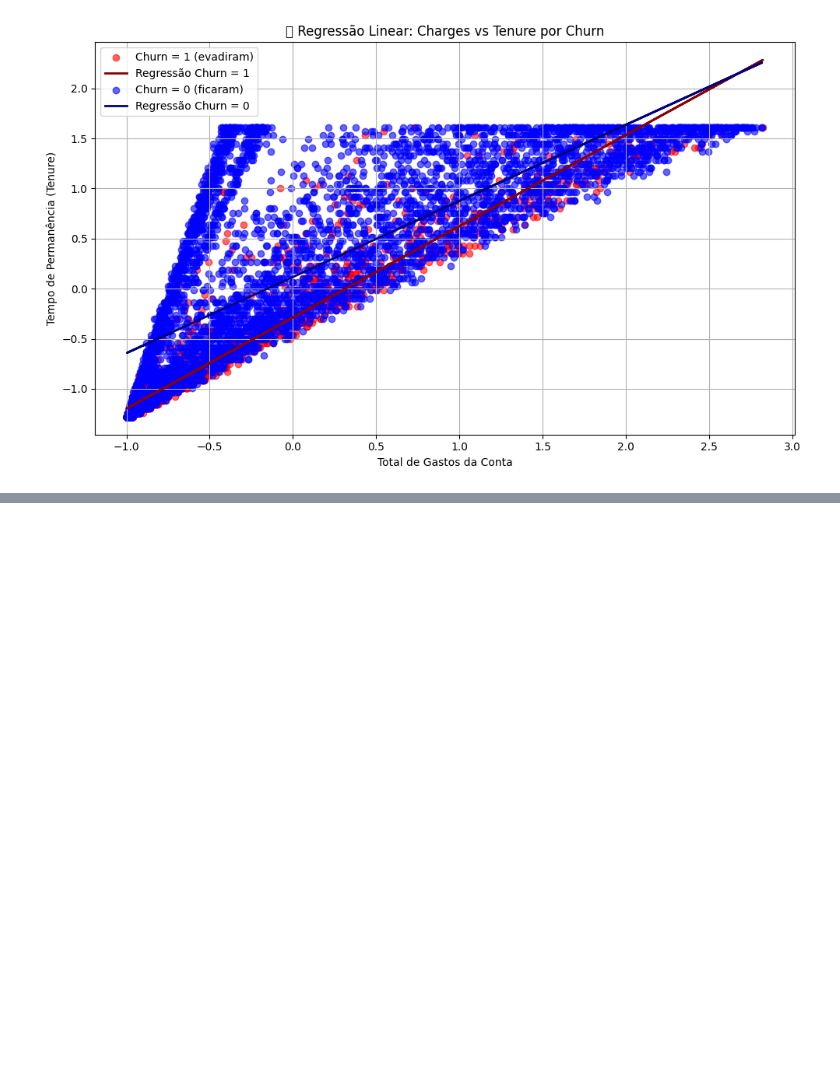
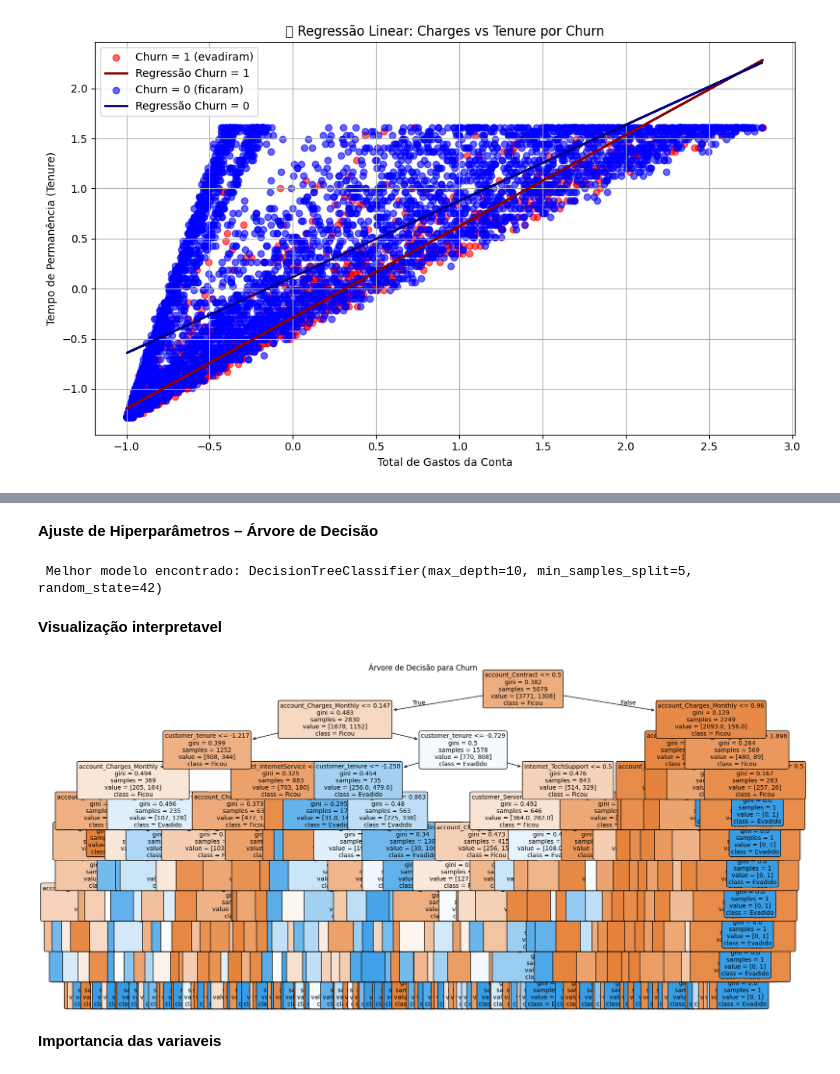
Before and after one commit to fggrava/Challenge_ONE_Data_Science_TelecomX-_2---Prevendo-Churn, a Jupyter notebook: Challenge_ONE_Data_Science_TelecomX__2_Prevendo_Churn.ipynb, the cells around one changed output, grey strips where cells are left out. Drawn from its saved outputs; the diff is of its cells as text; code cells hidden in the pictures; blank space fills up the shorter version.

```diff
--- a/Challenge_ONE_Data_Science_TelecomX__2_Prevendo_Churn.ipynb
+++ b/Challenge_ONE_Data_Science_TelecomX__2_Prevendo_Churn.ipynb
@@ -427,0 +289,6 @@ Name: Churn, dtype: float64
+# %%
+from sklearn.model_selection import train_test_split
+
+X_train, X_test, y_train, y_test = train_test_split(
+    X, y, test_size=0.3, random_state=42, stratify=y
+)
@@ -427,0 +297,5 @@ Name: Churn, dtype: float64
+# %%
+from sklearn.tree import DecisionTreeClassifier
+
+modelo = DecisionTreeClassifier(max_depth=5, random_state=42)
+modelo.fit(X_train, y_train)
@@ -427,0 +332,41 @@ Name: Churn, dtype: float64
+# %% [markdown]
+**Ajuste de Hiperparâmetros – Árvore de Decisão**
+# %%
+from sklearn.model_selection import GridSearchCV
+
+# Parâmetros a testar
+param_grid = {
+    'max_depth': [3, 5, 10, None],
+    'min_samples_split': [2, 5, 10],
+    'criterion': ['gini', 'entropy']
+}
+
+# Busca com validação cruzada
+grid_search = GridSearchCV(
+    DecisionTreeClassifier(random_state=42),
+    param_grid,
+    cv=5,
+    scoring='f1',
+    n_jobs=-1
+)
+
+grid_search.fit(X_train, y_train)
+best_model = grid_search.best_estimator_
+print(" Melhor modelo encontrado:", best_model)
+# %% [output]
+ Melhor modelo encontrado: DecisionTreeClassifier(max_depth=10, min_samples_split=5, random_state=42)
+# %% [markdown]
+**Visualização interpretavel**
+# %%
+from sklearn.tree import plot_tree
+import matplotlib.pyplot as plt
+
+plt.figure(figsize=(20, 10))
+plot_tree(best_model, feature_names=X.columns, class_names=['Ficou', 'Evadido'],
+          filled=True, rounded=True, fontsize=10)
+plt.title('Árvore de Decisão para Churn')
+plt.show()
+# %% [output]
+[figure, added]
+# %% [markdown]
+**Importancia das variaveis**
```
Also changed, not shown: parts of 29 cells of this notebook.
